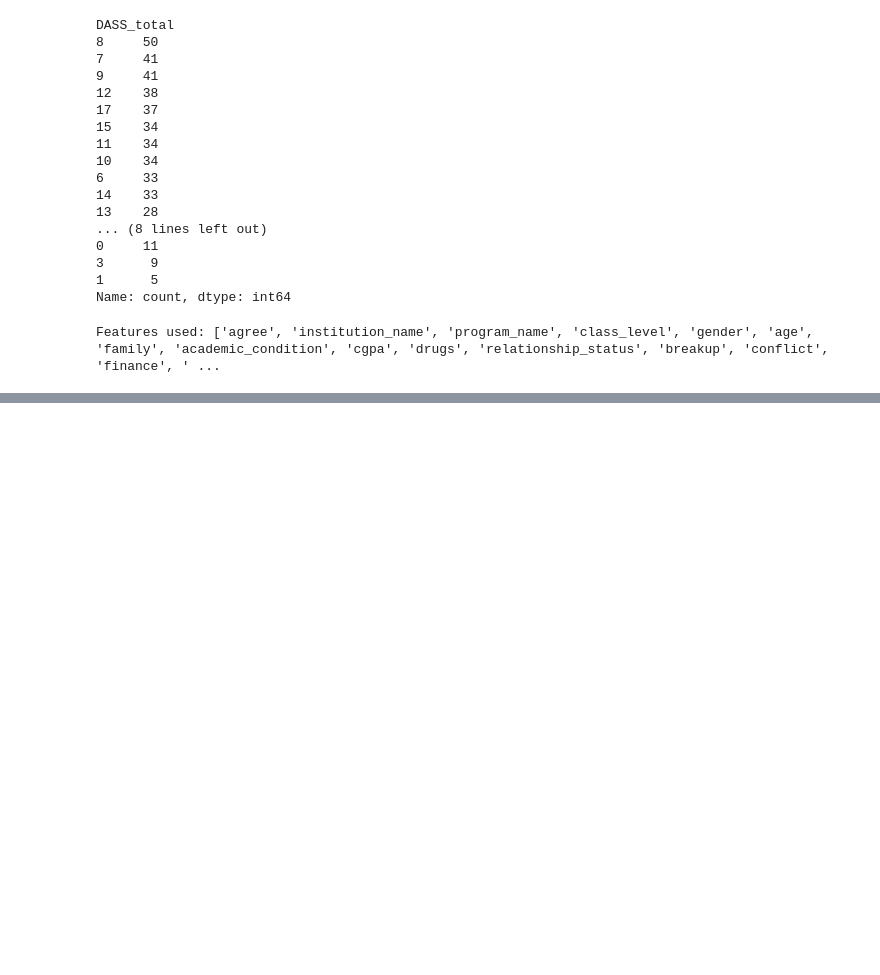
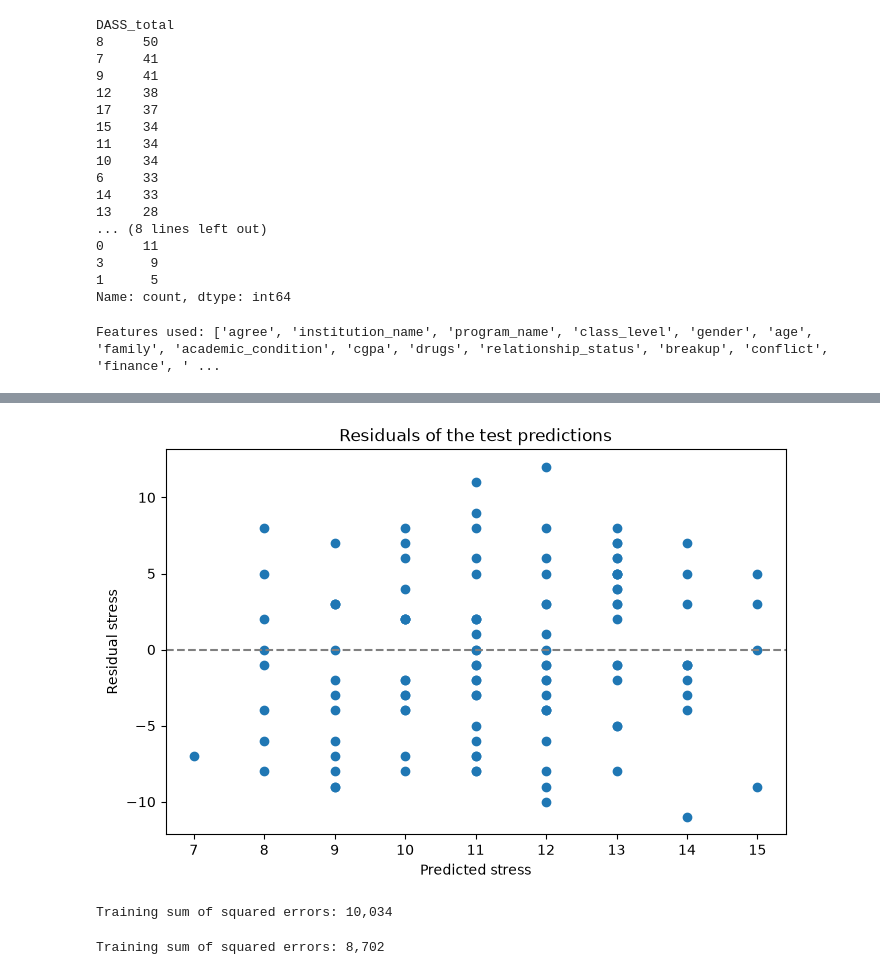
Before and after one commit to Machine-Learning-CSC1169-Group-Project/bangladesh_dataset, a Jupyter notebook: notebooks/data_cleaning.ipynb, the cells around one changed output, grey strips where cells are left out. Drawn from its saved outputs; the diff is of its cells as text; code cells hidden in the pictures; blank space fills up the shorter version.

```diff
--- a/notebooks/data_cleaning.ipynb
+++ b/notebooks/data_cleaning.ipynb
@@ -794,0 +1409,10 @@ Features used: ['agree', 'institution_name', 'program_name', 'class_level', 'gen
+# %%
+y_pred2 = model_2.predict(X2_test)
+
+results2 = pd.DataFrame({
+    'Extraversion': X2_test['Extraversion'].values,
+    'actual_stress': y_test.values,
+    'predicted_stress': y_pred2.round(0).astype(int)
+})
+
+results2.head(10)
@@ -794,0 +1447,4 @@ Features used: ['agree', 'institution_name', 'program_name', 'class_level', 'gen
+# %%
+results2['residual'] = y_test.values - y_pred2
+results2['residual'] = results2['residual'].round(0).astype(int)
+results2.head(10)
@@ -794,0 +1473,26 @@ Features used: ['agree', 'institution_name', 'program_name', 'class_level', 'gen
+# %%
+plt.figure(figsize=(8, 5))
+plt.scatter(results2['predicted_stress'], results2['residual'])
+plt.axhline(0, linestyle='--', color='grey')
+plt.xlabel('Predicted stress')
+plt.ylabel('Residual stress')
+plt.title('Residuals of the test predictions')
+plt.show()
+# %% [output]
+[figure, added]
+# %%
+train_predictions1 = model_1.predict(X1_train)
+train_residuals1 = y_train.values - train_predictions1
+train_sse1 = np.sum(train_residuals1 ** 2)
+
+print(f'Training sum of squared errors: {train_sse1:,.0f}')
+# %% [output]
+Training sum of squared errors: 10,034
+# %%
+train_predictions2 = model_2.predict(X2_train)
+train_residuals2 = y_train.values - train_predictions2
+train_sse2 = np.sum(train_residuals2 ** 2)
+
+print(f'Training sum of squared errors: {train_sse2:,.0f}')
+# %% [output]
+Training sum of squared errors: 8,702
```
Also changed, not shown: parts of 27 cells of this notebook.
